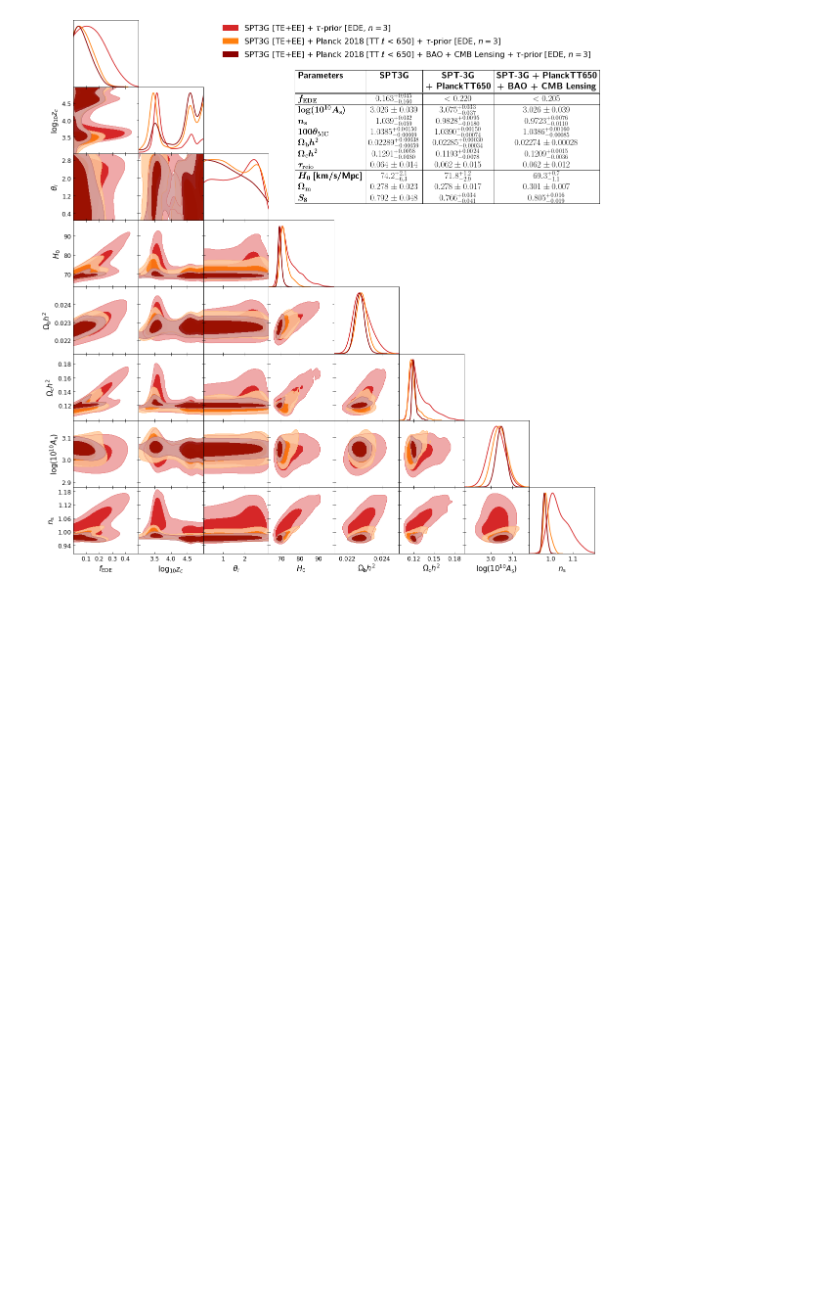
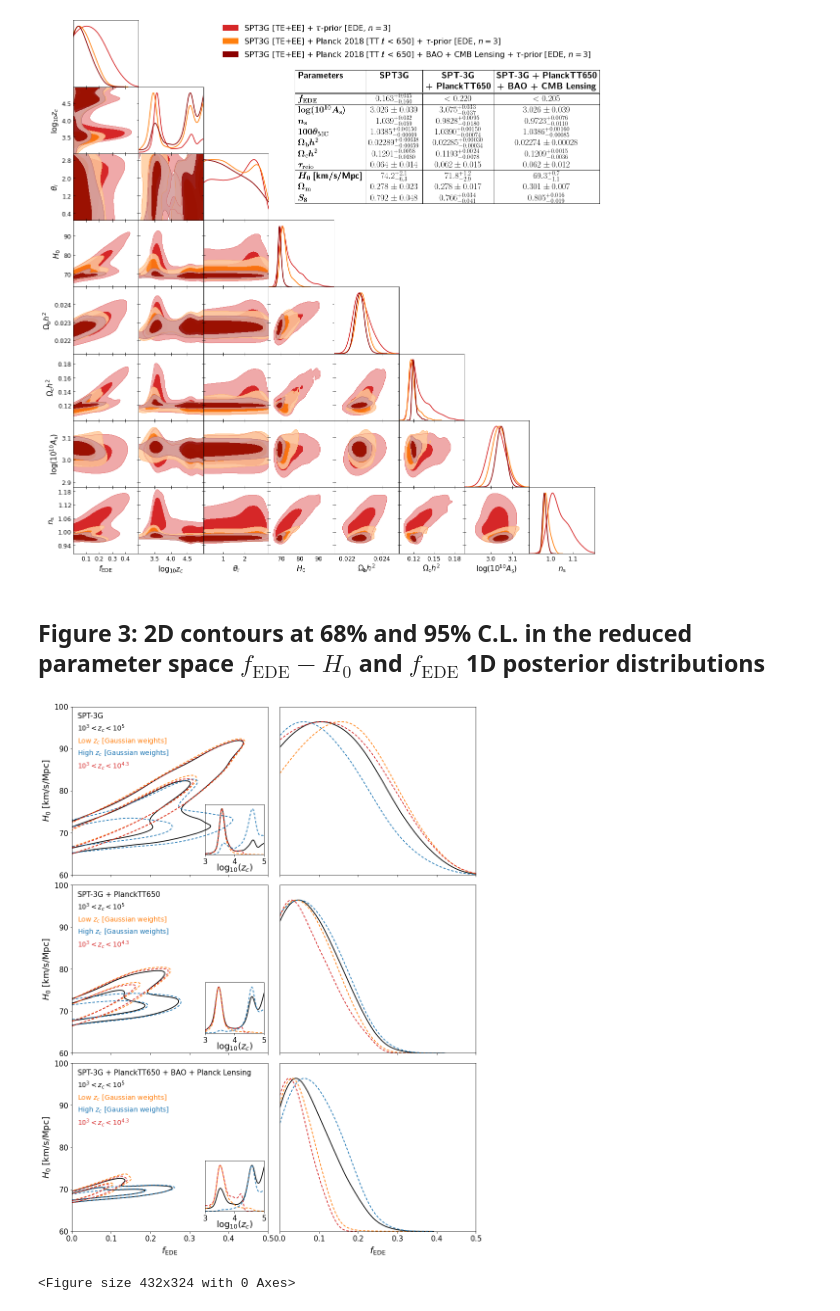
Before and after one commit to adrien-laposta/ede_spt, a Jupyter notebook: notebooks/ede_spt.ipynb, the cells around one changed output. Cells and saved outputs as stored; diff of their text form; code cells hidden in the pictures; blank space fills up the shorter version.

```diff
--- a/notebooks/ede_spt.ipynb
+++ b/notebooks/ede_spt.ipynb
@@ -44,14 +47,13 @@ def get(chains, key):
 # %%
-import os
 import tarfile
 
 import requests
 
 
-def download_and_extract(url):
+def download_and_extract(url, path="data"):
     r = requests.get(url, stream=True)
     file = tarfile.open(fileobj=r.raw, mode="r|gz")
-    file.extractall(path="data")
+    file.extractall(path=path)
 
 
 nersc_url = r"https://portal.nersc.gov/cfs/sobs/users/alaposta/ede_spt"
@@ -150,0 +180,2 @@ g.fig.text(s=table_results.replace("\n", ""), **kwargs);
+# %% [markdown]
+## Figure 3: 2D contours at 68% and 95% C.L. in the reduced parameter space $f_\mathrm{EDE}−H_0$ and $f_\mathrm{EDE}$ 1D posterior distributions
@@ -150,0 +206,47 @@ g.fig.text(s=table_results.replace("\n", ""), **kwargs);
+# %%
+import matplotlib.pyplot as plt
+
+lims_fEDE = [0, 0.5]
+lims_2D = lims_fEDE + [60, 100]
+colors = ["k", "tab:orange", "tab:blue", "tab:red"]
+ls = ["solid", "--", "--", "--"]
+
+titles = [r"SPT-3G", r"SPT-3G + PlanckTT650", "SPT-3G + PlanckTT650 + BAO + Planck Lensing"]
+
+fig, axes = plt.subplots(3, 2, figsize=(15, 20), sharex="col")
+g = plots.get_single_plotter(settings=get_default_settings())
+g.settings.linewidth = 1
+g.settings.legend_fontsize = 14
+
+for i, (k, v) in enumerate(subsamples.items()):
+    ax = axes[i, 0]
+    g.plot_2d(v, ["fde_zc", "H0"], colors=colors, ls=ls, lims=lims_2D, ax=ax)
+    ax.set_xlabel(r"$f_\mathrm{EDE}$" if i == 2 else None)
+    ax.set_ylabel(r"$H_0$ [km/s/Mpc]")
+    leg = g.add_legend(
+        [
+            r"$10^3 < z_c < 10^5$",
+            r"Low $z_c$ [Gaussian weights]",
+            r"High $z_c$ [Gaussian weights]",
+            r"$10^3 < z_c < 10^{4.3}$",
+        ],
+        colored_text=True,
+        ax=ax,
+        legend_loc="upper left",
+        title=titles[i],
+        title_fontsize=15,
+    )
+    leg._legend_box.align = "left"
+
+    ins = ax.inset_axes([0.68, 0.12, 0.3, 0.3])
+    g.plot_1d(v, "log10_zc", colors=colors, ls=ls, ax=ins, lims=[3, 5])
+    ins.set_xlabel(r"$\mathrm{log}_{10}(z_c)$", labelpad=10)
+
+    ax = axes[i, 1]
+    g.plot_1d(v, "fde_zc", colors=colors, ls=ls, lims=lims_fEDE, ax=ax)
+    ax.set_xlabel(r"$f_\mathrm{EDE}$" if i == 2 else None)
+
+fig.subplots_adjust(hspace=0.06, wspace=0.06);
+# %% [output]
+[figure, added]
+<Figure size 432x324 with 0 Axes>
```
Also changed, not shown: parts of 29 cells of this notebook.
